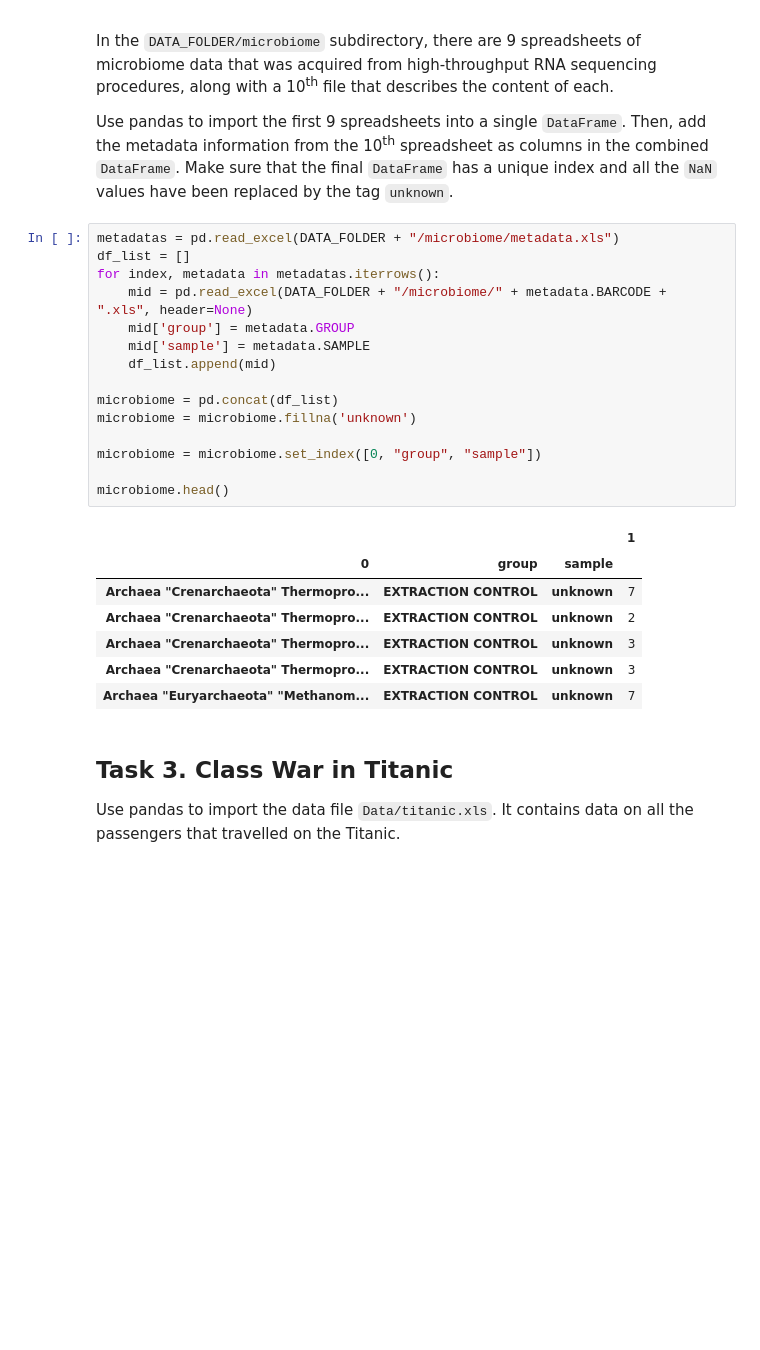
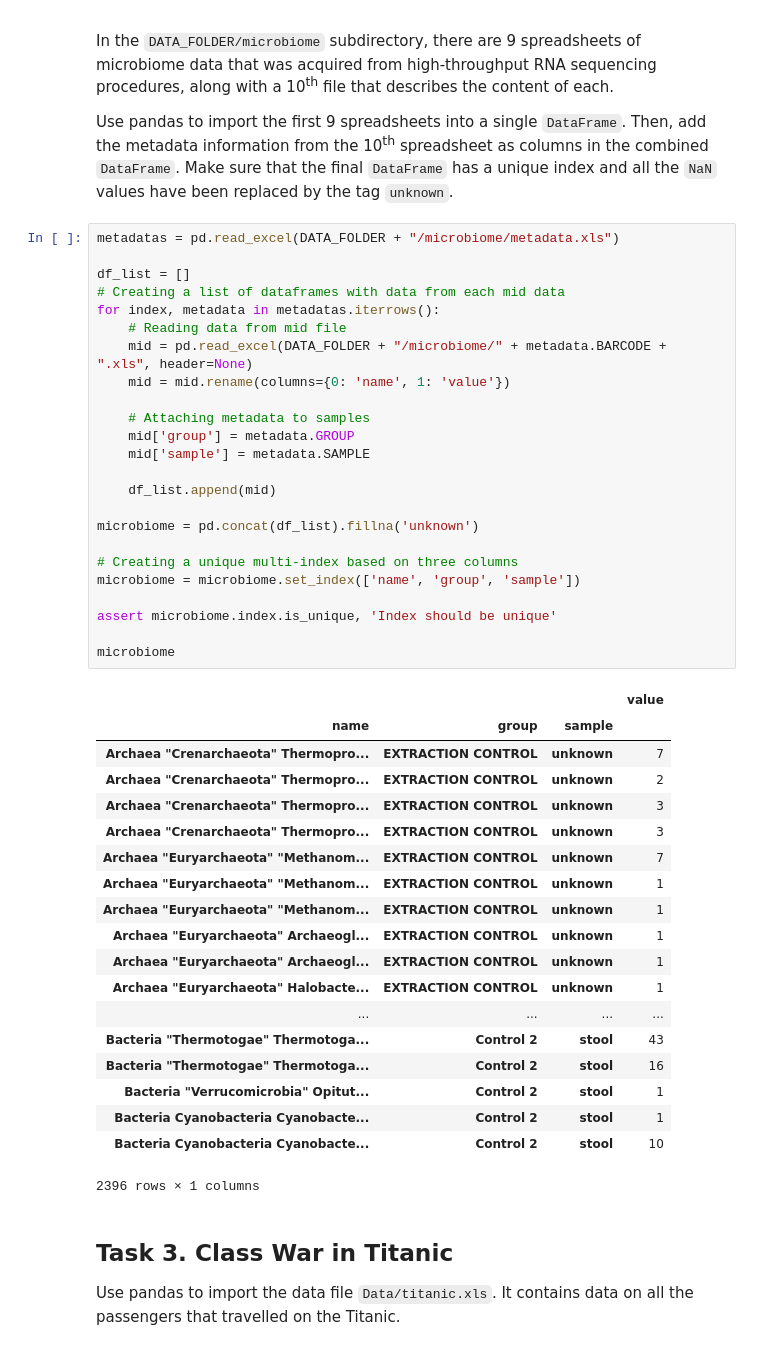
Before and after one commit to Coac/epfl-ada, a Jupyter notebook: 01 - Pandas and Data Wrangling/Homework 1.ipynb, the cells around one changed output. Saved outputs shown, nothing was run; the diff lists cells and outputs as text; blank space fills up the shorter version.

```diff
--- a/01 - Pandas and Data Wrangling/Homework 1.ipynb
+++ b/01 - Pandas and Data Wrangling/Homework 1.ipynb
@@ -92,27 +92,48 @@ Then, add the metadata information from the 10<sup>th</sup> spreadsheet as colum
 Make sure that the final `DataFrame` has a unique index and all the `NaN` values have been replaced by the tag `unknown`.
 # %%
 metadatas = pd.read_excel(DATA_FOLDER + "/microbiome/metadata.xls")
+
 df_list = []
+# Creating a list of dataframes with data from each mid data
 for index, metadata in metadatas.iterrows():
+    # Reading data from mid file
     mid = pd.read_excel(DATA_FOLDER + "/microbiome/" + metadata.BARCODE + ".xls", header=None)
+    mid = mid.rename(columns={0: 'name', 1: 'value'})
+
+    # Attaching metadata to samples
     mid['group'] = metadata.GROUP
     mid['sample'] = metadata.SAMPLE
+
     df_list.append(mid)
 
-microbiome = pd.concat(df_list)
-microbiome = microbiome.fillna('unknown')
+microbiome = pd.concat(df_list).fillna('unknown')
 
-microbiome = microbiome.set_index([0, "group", "sample"])
+# Creating a unique multi-index based on three columns
+microbiome = microbiome.set_index(['name', 'group', 'sample'])
 
-microbiome.head()
+assert microbiome.index.is_unique, 'Index should be unique'
+
+microbiome
 # %% [output]
-|  |  |  | 1 |
-| 0 | group | sample |  |
+|  |  |  | value |
+| name | group | sample |  |
 | Archaea "Crenarchaeota" Thermopro... | EXTRACTION CONTROL | unknown | 7 |
 | Archaea "Crenarchaeota" Thermopro... | EXTRACTION CONTROL | unknown | 2 |
 | Archaea "Crenarchaeota" Thermopro... | EXTRACTION CONTROL | unknown | 3 |
 | Archaea "Crenarchaeota" Thermopro... | EXTRACTION CONTROL | unknown | 3 |
 | Archaea "Euryarchaeota" "Methanom... | EXTRACTION CONTROL | unknown | 7 |
+| Archaea "Euryarchaeota" "Methanom... | EXTRACTION CONTROL | unknown | 1 |
+| Archaea "Euryarchaeota" "Methanom... | EXTRACTION CONTROL | unknown | 1 |
+| Archaea "Euryarchaeota" Archaeogl... | EXTRACTION CONTROL | unknown | 1 |
+| Archaea "Euryarchaeota" Archaeogl... | EXTRACTION CONTROL | unknown | 1 |
+| Archaea "Euryarchaeota" Halobacte... | EXTRACTION CONTROL | unknown | 1 |
+| ... | ... | ... | ... |
+| Bacteria "Thermotogae" Thermotoga... | Control 2 | stool | 43 |
+| Bacteria "Thermotogae" Thermotoga... | Control 2 | stool | 16 |
+| Bacteria "Verrucomicrobia" Opitut... | Control 2 | stool | 1 |
+| Bacteria Cyanobacteria Cyanobacte... | Control 2 | stool | 1 |
+| Bacteria Cyanobacteria Cyanobacte... | Control 2 | stool | 10 |
+2396 rows × 1 columns
 # %% [markdown]
 ## Task 3. Class War in Titanic
 
```
Also changed, not shown: parts of 23 cells of this notebook, 1 other file.
